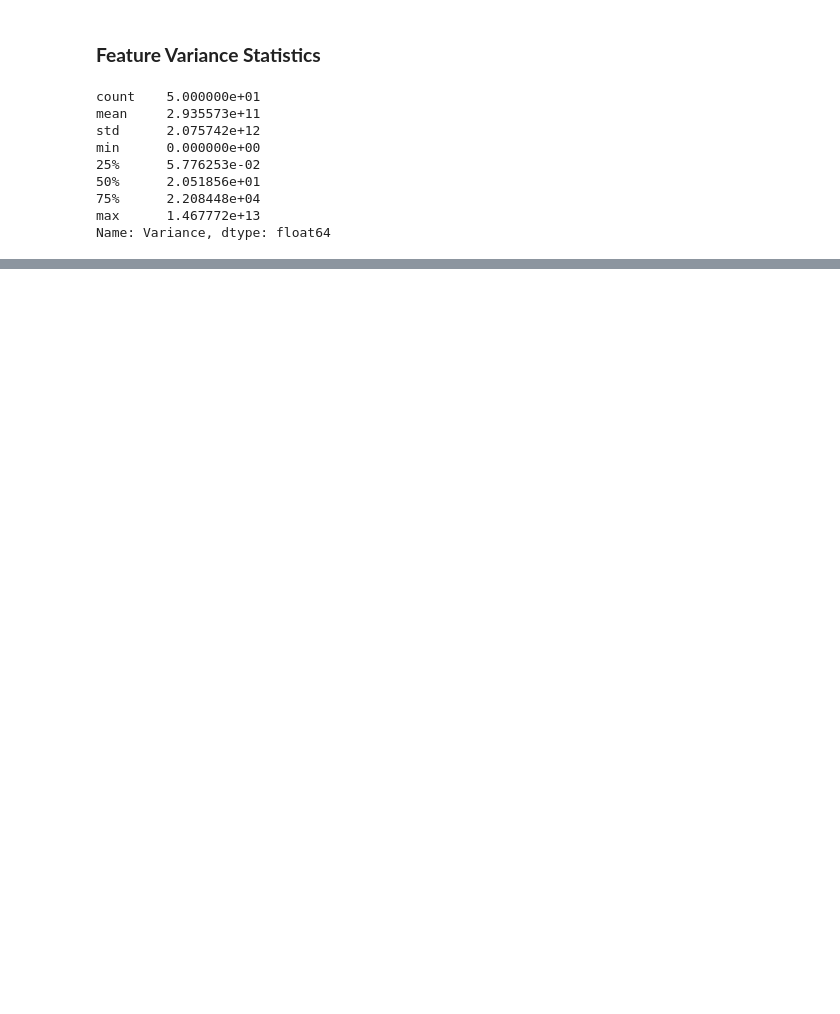
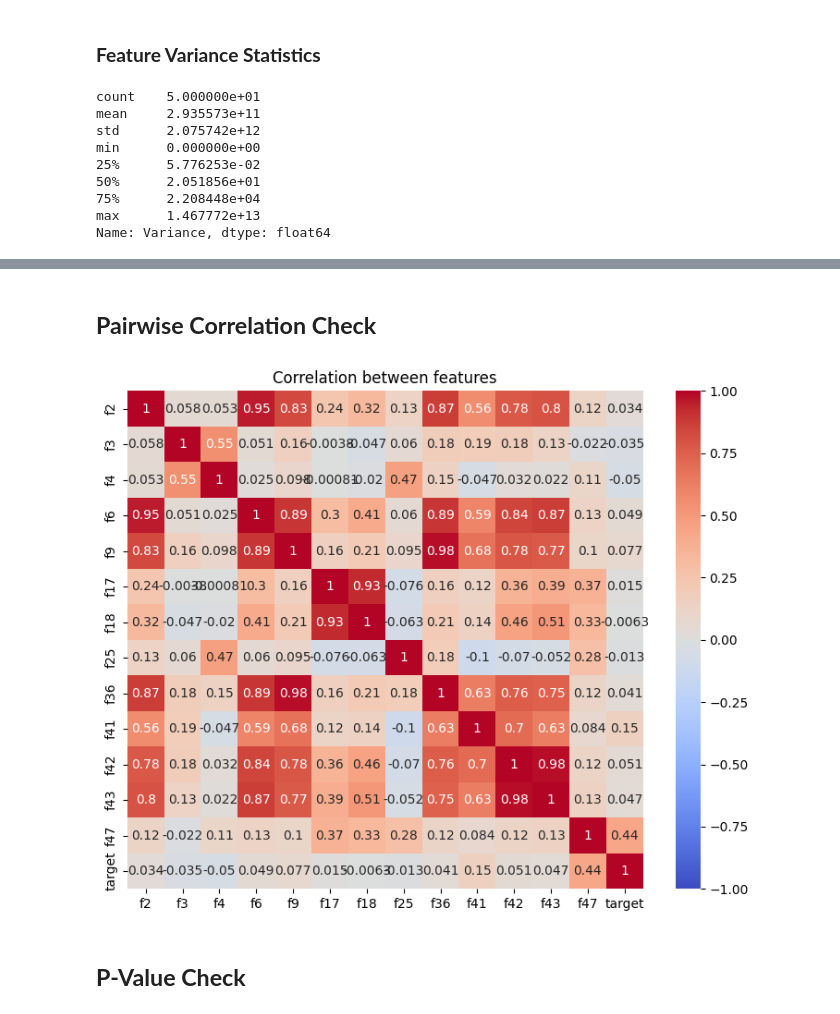
Before and after one commit to akshayyewle/Machine-Learning, a Jupyter notebook: 18 Oil Spill Detection/Python Notebook.ipynb, the cells around one changed output, grey strips where cells are left out. Saved outputs shown, nothing was run; the diff lists cells and outputs as text; code cells hidden in the pictures; blank space fills up the shorter version.

```diff
--- a/18 Oil Spill Detection/Python Notebook.ipynb
+++ b/18 Oil Spill Detection/Python Notebook.ipynb
@@ -206,3 +277,6 @@ min      0.000000e+00
 75%      2.208448e+04
 max      1.467772e+13
 Name: Variance, dtype: float64
+# %%
+df_Feature_Var_Summary_Dict = df_Feature_Var['Variance'].describe().to_dict()
+print(df_Feature_Var_Summary_Dict)
@@ -226,0 +287,3 @@ df_Feature_Var.sort_values(by='Variance', ascending=False).head(10)
+# %%
+df_Feature_Var_Top = df_Feature_Var[df_Feature_Var['Variance']>df_Feature_Var_Summary_Dict['75%']]
+df_Feature_Var_Top
@@ -226,0 +307,7 @@ df_Feature_Var.sort_values(by='Variance', ascending=False).head(10)
+# %%
+df = df.loc[:, df_Feature_Var_Top['Feature'].to_list() + ['target']]
+
+print('Dataframe Shape: ',df.shape)
+print('Column Names: ',df.columns.to_list(),'\n')
+
+df.head()
@@ -226,0 +323,9 @@ df_Feature_Var.sort_values(by='Variance', ascending=False).head(10)
+# %% [markdown]
+## **Pairwise Correlation Check**
+# %%
+plt.figure(figsize=(9,7))
+sns.heatmap(df.corr(), annot=True,vmin=-1,vmax=1,cmap='coolwarm')
+plt.title('Correlation between features')
+plt.show()
+# %% [output]
+[figure, added]
@@ -226,0 +335,2 @@ df_Feature_Var.sort_values(by='Variance', ascending=False).head(10)
+# %% [markdown]
+## **P-Value Check**
```
Also changed, not shown: parts of 18 cells of this notebook.
